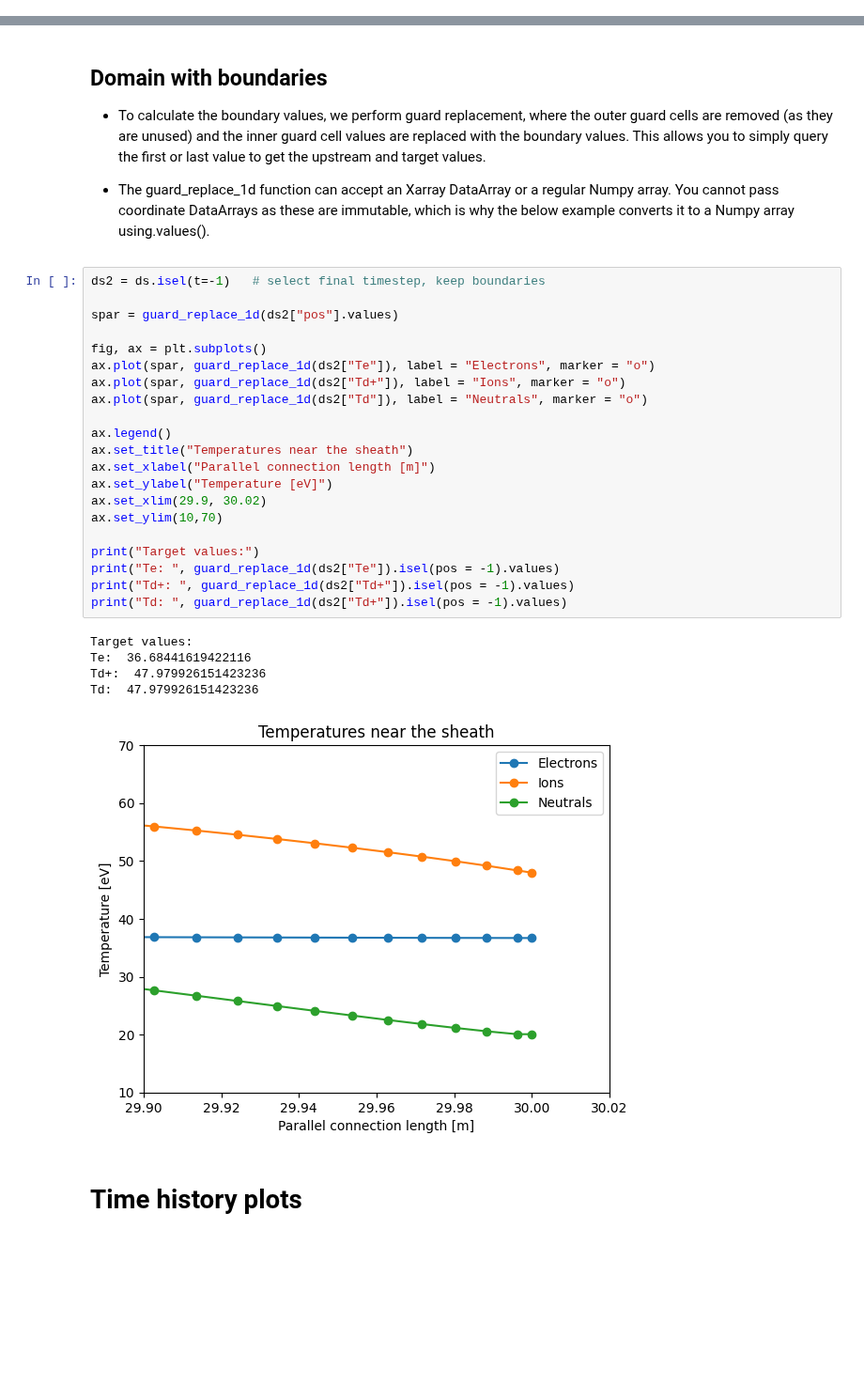
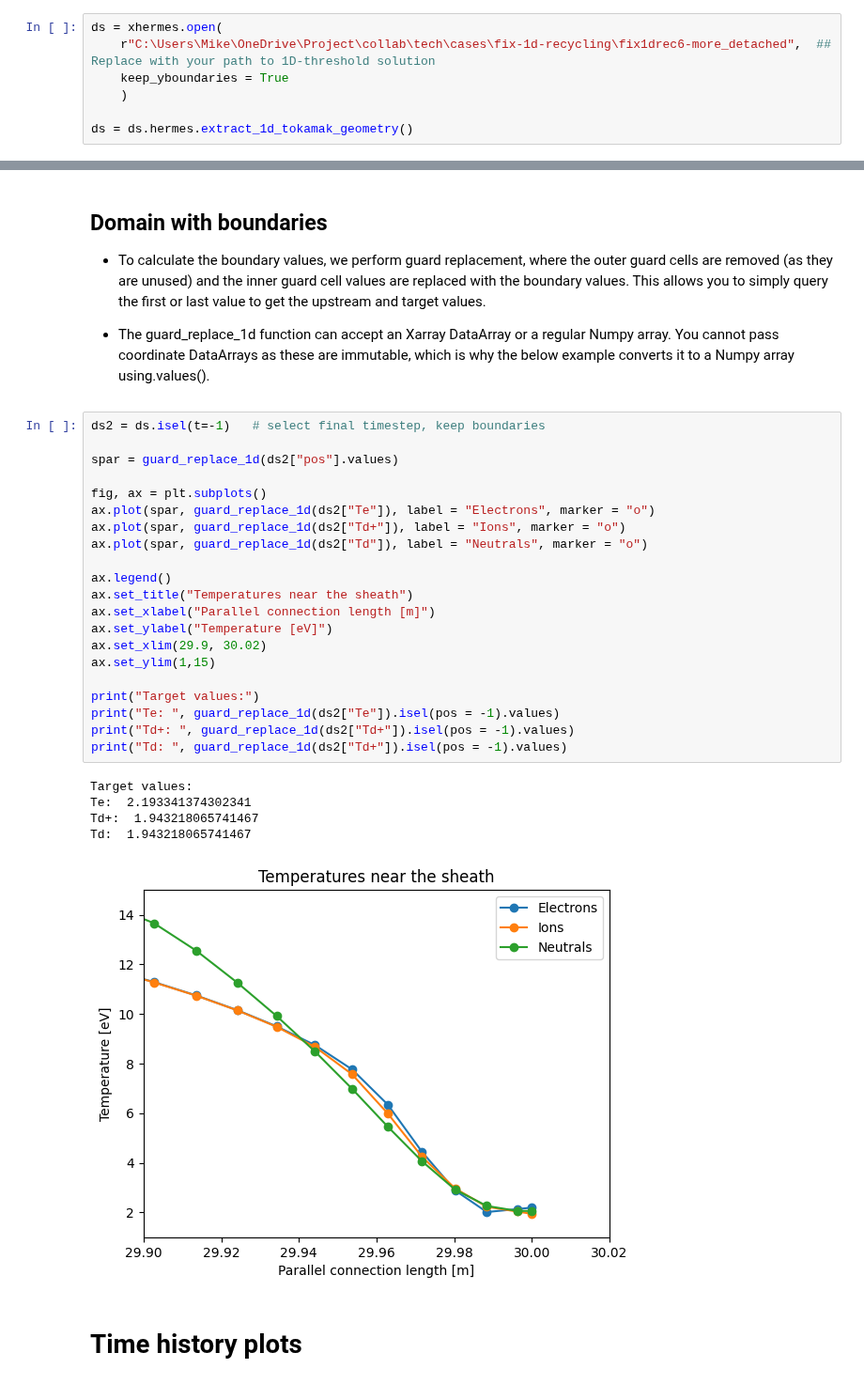
Before and after one commit to boutproject/xhermes, a Jupyter notebook: examples/1d-postprocessing.ipynb, the cells around one changed output, grey strips where cells are left out. Shown at 94% size. Cells and saved outputs as stored; diff of their text form; blank space fills up the shorter version.

Commit message:
Update 1D postprocessing example for 1D-threshold

```diff
--- a/examples/1d-postprocessing.ipynb
+++ b/examples/1d-postprocessing.ipynb
@@ -37,3 +29,10 @@ ds = ds.hermes.extract_1d_tokamak_geometry()
+# %%
+ds = xhermes.open(
+    r"C:\Users\Mike\OneDrive\Project\collab\tech\cases\fix-1d-recycling\fix1drec6-more_detached",  ## Replace with your path to 1D-threshold solution
+    keep_yboundaries = True
+    )
+
+ds = ds.hermes.extract_1d_tokamak_geometry()
 # %% [markdown]
 # Datasets and DataArrays
 - xHermes uses Xarray. "ds" is an Xarray Dataset. Variables such as ds["Te"] are DataArrays. Please refer to Xarray documentation.
@@ -102,30 +101,30 @@ Text(0, 0.5, 'Temperature [eV]')
 # %%
 ds2 = ds.isel(t=-1)   # select final timestep, keep boundaries
 
 spar = guard_replace_1d(ds2["pos"].values)
 
 fig, ax = plt.subplots()
 ax.plot(spar, guard_replace_1d(ds2["Te"]), label = "Electrons", marker = "o")
 ax.plot(spar, guard_replace_1d(ds2["Td+"]), label = "Ions", marker = "o")
 ax.plot(spar, guard_replace_1d(ds2["Td"]), label = "Neutrals", marker = "o")
 
 ax.legend()
 ax.set_title("Temperatures near the sheath")
 ax.set_xlabel("Parallel connection length [m]")
 ax.set_ylabel("Temperature [eV]")
 ax.set_xlim(29.9, 30.02)
-ax.set_ylim(10,70)
+ax.set_ylim(1,15)
 
 print("Target values:")
 print("Te: ", guard_replace_1d(ds2["Te"]).isel(pos = -1).values)
 print("Td+: ", guard_replace_1d(ds2["Td+"]).isel(pos = -1).values)
 print("Td: ", guard_replace_1d(ds2["Td+"]).isel(pos = -1).values)
 # %% [output]
 Target values:
-Te:  36.68441619422116
-Td+:  47.979926151423236
-Td:  47.979926151423236
+Te:  2.193341374302341
+Td+:  1.943218065741467
+Td:  1.943218065741467
-[figure, old version]
+[figure, new version]
 # %% [markdown]
 # Time history plots
 # %% [markdown]
```
Also changed, not shown: parts of 11 cells of this notebook.
